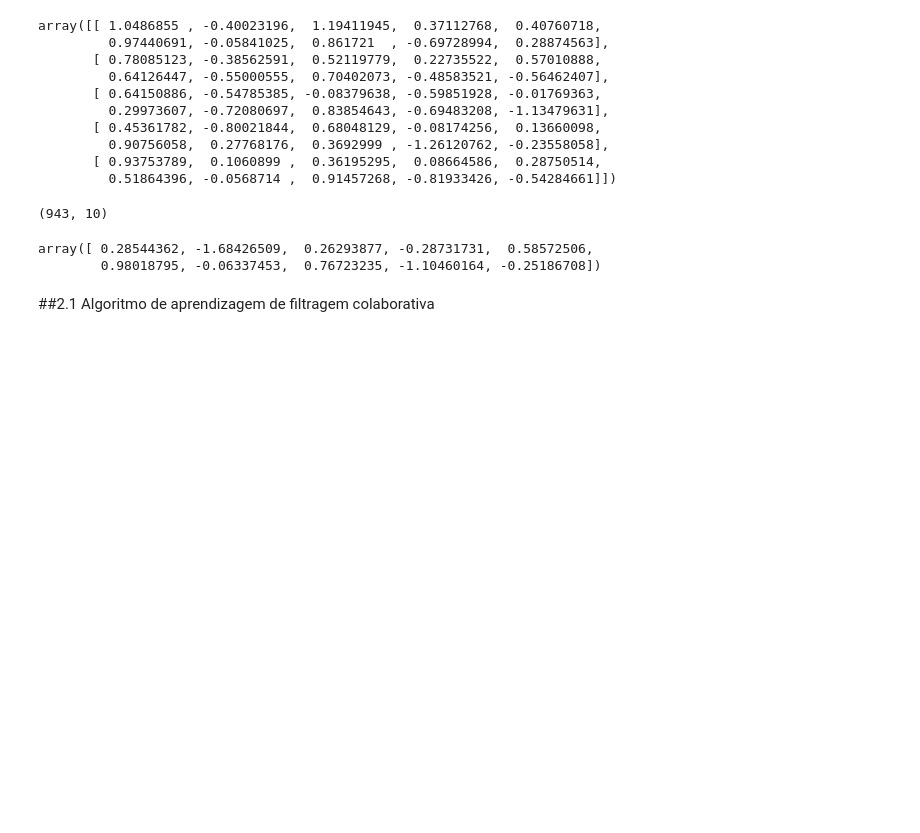
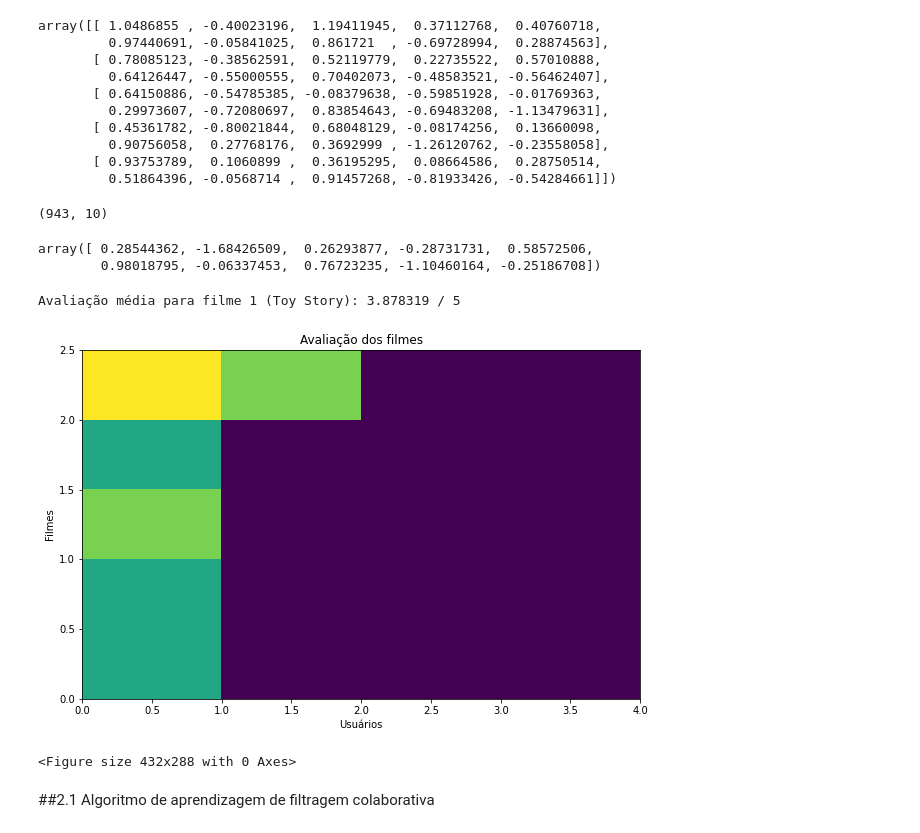
Before and after one commit to janiosl/python.ds, a Jupyter notebook: ml/T3/Janio_Souza_Lima_ML_T3.ipynb, the cells around one changed output. Cells and saved outputs as stored; diff of their text form; code cells hidden in the pictures; blank space fills up the shorter version.

```diff
--- a/ml/T3/Janio_Souza_Lima_ML_T3.ipynb
+++ b/ml/T3/Janio_Souza_Lima_ML_T3.ipynb
@@ -638,7 +639,8 @@ array([[1, 1, 0, ..., 1, 0, 0],
 #=====================================================
 
 #Carga dos dados em uma matriz numpy
-Y = np.array(data['Y'])
+#Y = np.array(data['Y'])
+Y = data['Y']
 
 #Conferência das dimensões
 Y.shape
@@ -720,3 +724,7 @@ Theta[0]
 # %% [output]
 array([ 0.28544362, -1.68426509,  0.26293877, -0.28731731,  0.58572506,
         0.98018795, -0.06337453,  0.76723235, -1.10460164, -0.25186708])
+# %%
+print('Avaliação média para filme 1 (Toy Story): %f / 5' % np.mean(Y[0, R[0, :]]))
+# %% [output]
+Avaliação média para filme 1 (Toy Story): 3.878319 / 5
@@ -723,3 +735,19 @@ array([ 0.28544362, -1.68426509,  0.26293877, -0.28731731,  0.58572506,
+# %%
+#  É também possível ter uma perspectiva gráfica das avaliações com o comando imagesc
+plt.figure(figsize=(10,9))
+
+plt.imshow(Y, aspect='equal', origin='upper',
+           extent=(0, Y.shape[1], 0, Y.shape[0]/2.0))
+
+plt.title('Avaliação dos filmes')
+plt.ylabel('Filmes')
+plt.xlabel('Usuários')
+plt.show()
+
+plt.savefig('target/plot2.0.png')
+# %% [output]
+[figure, added]
+<Figure size 432x288 with 0 Axes>
 # %% [markdown]
 ##2.1 Algoritmo de aprendizagem de filtragem colaborativa
 # %% [markdown]
```
Also changed, not shown: parts of 11 cells of this notebook.
